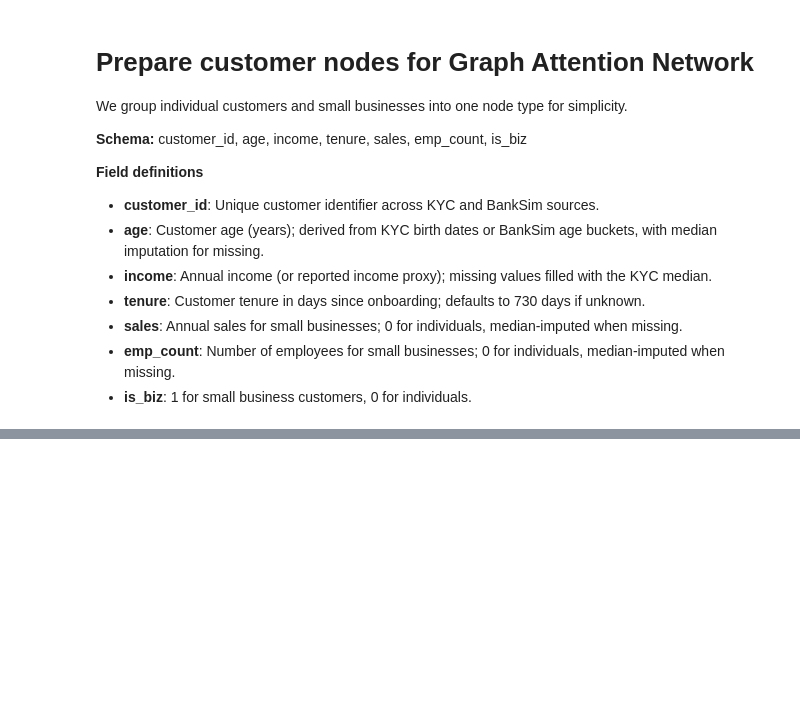
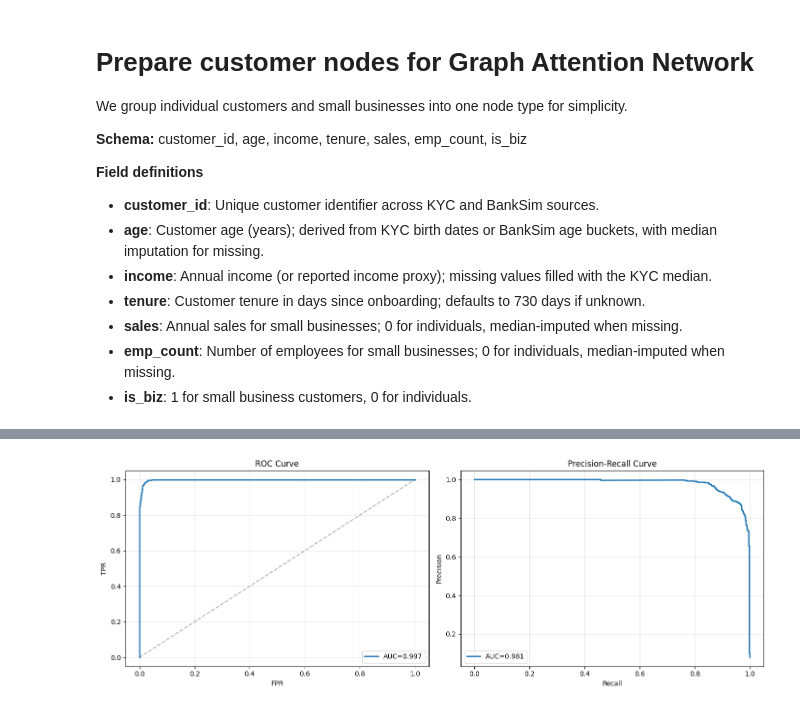
Before and after one commit to freq1062/imi-bigdata-2026, a Jupyter notebook: training.ipynb, the cells around one changed output, grey strips where cells are left out. Cells and saved outputs as stored; diff of their text form; code cells hidden in the pictures; blank space fills up the shorter version.

```diff
--- a/training.ipynb
+++ b/training.ipynb
@@ -1286,19 +356,0 @@ Fraud Probability Distribution:
-# %%
-# Add fraud_probability to master_pool using already-computed all_customer_probs
-# This maps customer-level fraud probabilities to each transaction
-
-# Create a mapping from cust_idx to fraud probability
-all_probs_np = all_customer_probs.cpu().numpy()
-cust_idx_to_prob = {i: float(all_probs_np[i]) for i in range(len(all_probs_np))}
-
-# Map to transactions
-master_pool['fraud_probability'] = master_pool['cust_idx'].map(cust_idx_to_prob)
-
-# Check for any missing values
-missing_probs = master_pool['fraud_probability'].isna().sum()
-if missing_probs > 0:
-    print(f"Warning: {missing_probs} transactions missing fraud probability")
-    master_pool['fraud_probability'] = master_pool['fraud_probability'].fillna(0.5)
-else:
-    print(f"✓ Successfully added fraud_probability to {len(master_pool)} transactions")
-    print(f"  Probability range: {master_pool['fraud_probability'].min():.4f} to {master_pool['fraud_probability'].max():.4f}")
@@ -1359,0 +899,80 @@ visualize_customer_neighborhood("C1001065306", master_pool, customer_pool, data)
+# %%
+from sklearn.metrics import (
+    classification_report, confusion_matrix,
+    roc_auc_score, precision_recall_curve, auc, roc_curve
+)
+import matplotlib.pyplot as plt
+
+test_loader = NeighborLoader(
+    data_graph,
+    num_neighbors=NUM_NEIGHBORS,
+    batch_size=BATCH_SIZE * 2,
+    input_nodes=('customer', data_graph['customer'].test_mask),
+    shuffle=False, num_workers=0,
+)
+
+model_sage.eval()
+all_preds, all_labels, all_probs_test = [], [], []
+
+with torch.no_grad():
+    for b in test_loader:
+        b = b.to(device)
+        out_t = model_sage(b.x_dict, b.edge_index_dict)
+        bs_t  = b['customer'].batch_size
+        probs_t = torch.sigmoid(out_t.squeeze()[:bs_t]).cpu()
+        y_t     = b['customer'].y[:bs_t].cpu()
+        lm_t    = y_t != -1
+        if lm_t.sum() > 0:
+            all_probs_test.extend(probs_t[lm_t].tolist())
+            all_preds.extend((probs_t[lm_t] > 0.5).float().tolist())
+            all_labels.extend(y_t[lm_t].tolist())
+
+all_probs_test = np.array(all_probs_test)
+all_preds      = np.array(all_preds)
+all_labels     = np.array(all_labels)
+
+print(f"Test: {len(all_labels):,} ({int(all_labels.sum())} fraud, {int((all_labels==0).sum())} legit)\n")
+print(classification_report(all_labels, all_preds, target_names=['Legit', 'Fraud'], digits=4))
+
+cm = confusion_matrix(all_labels, all_preds)
+print(f"Confusion Matrix:\n  TN={cm[0,0]}  FP={cm[0,1]}\n  FN={cm[1,0]}  TP={cm[1,1]}")
+
+roc_auc = roc_auc_score(all_labels, all_probs_test)
+prec_v, rec_v, _ = precision_recall_curve(all_labels, all_probs_test)
+pr_auc  = auc(rec_v, prec_v)
+
+fr = cm[1,1] / (cm[1,1] + cm[1,0]) if (cm[1,1]+cm[1,0])>0 else 0
+fp2 = cm[1,1] / (cm[1,1] + cm[0,1]) if (cm[1,1]+cm[0,1])>0 else 0
+ff1 = 2*fr*fp2/(fr+fp2) if (fr+fp2)>0 else 0
+
+print(f"\nROC-AUC={roc_auc:.4f}  PR-AUC={pr_auc:.4f}")
+print(f"Fraud Recall={fr:.4f}  Fraud Precision={fp2:.4f}  F1={ff1:.4f}")
+
+print(f"\n{'Threshold':<12} {'Precision':<12} {'Recall':<12} {'F1':<10} {'TP'}")
+print("-"*55)
+for thr in [0.3, 0.4, 0.5, 0.6, 0.7, 0.8, 0.9]:
+    pt = (all_probs_test > thr).astype(int)
+    tp = ((pt==1)&(all_labels==1)).sum()
+    fp_ = ((pt==1)&(all_labels==0)).sum()
+    fn_ = ((pt==0)&(all_labels==1)).sum()
+    pr_ = tp/(tp+fp_) if (tp+fp_)>0 else 0
+    rc_ = tp/(tp+fn_) if (tp+fn_)>0 else 0
+    f1_ = 2*pr_*rc_/(pr_+rc_) if (pr_+rc_)>0 else 0
+    print(f"{thr:<12.2f} {pr_:<12.4f} {rc_:<12.4f} {f1_:<10.4f} {tp}")
+
+fig, axes = plt.subplots(1, 2, figsize=(14, 5))
+fpr_v, tpr_v, _ = roc_curve(all_labels, all_probs_test)
+axes[0].plot(fpr_v, tpr_v, lw=2, label=f'AUC={roc_auc:.3f}')
+axes[0].plot([0,1],[0,1],'k--', alpha=0.3)
+axes[0].set(title='ROC Curve', xlabel='FPR', ylabel='TPR')
+axes[0].legend(); axes[0].grid(alpha=0.3)
+
+axes[1].plot(rec_v, prec_v, lw=2, label=f'AUC={pr_auc:.3f}')
+axes[1].set(title='Precision-Recall Curve', xlabel='Recall', ylabel='Precision')
+axes[1].legend(); axes[1].grid(alpha=0.3)
+
+plt.tight_layout()
+plt.savefig('model_evaluation_sage.png', dpi=150, bbox_inches='tight')
+print("\n✓ Plots saved to model_evaluation_sage.png")
+plt.show()
+# %% [output]
@@ -1359,0 +996 @@ visualize_customer_neighborhood("C1001065306", master_pool, customer_pool, data)
+[figure, added]
```
Also changed, not shown: parts of 42 cells of this notebook, 18 other files.
